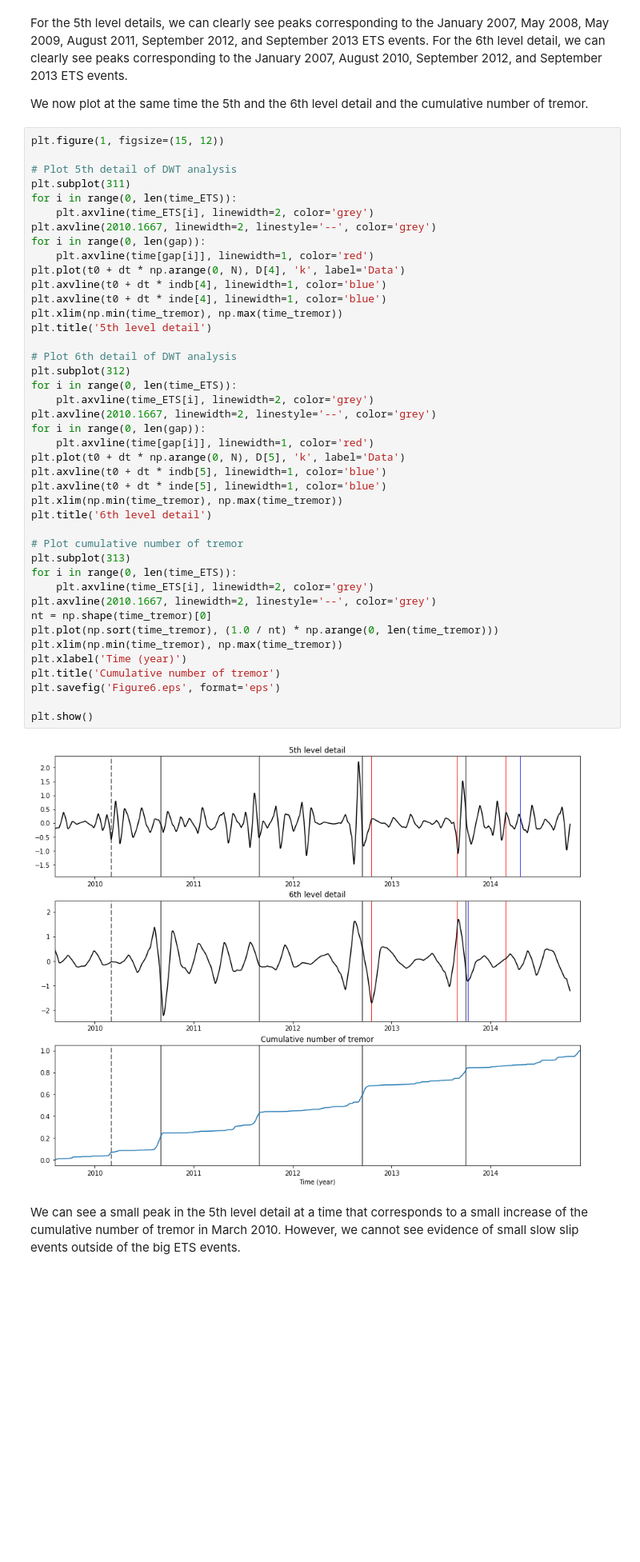
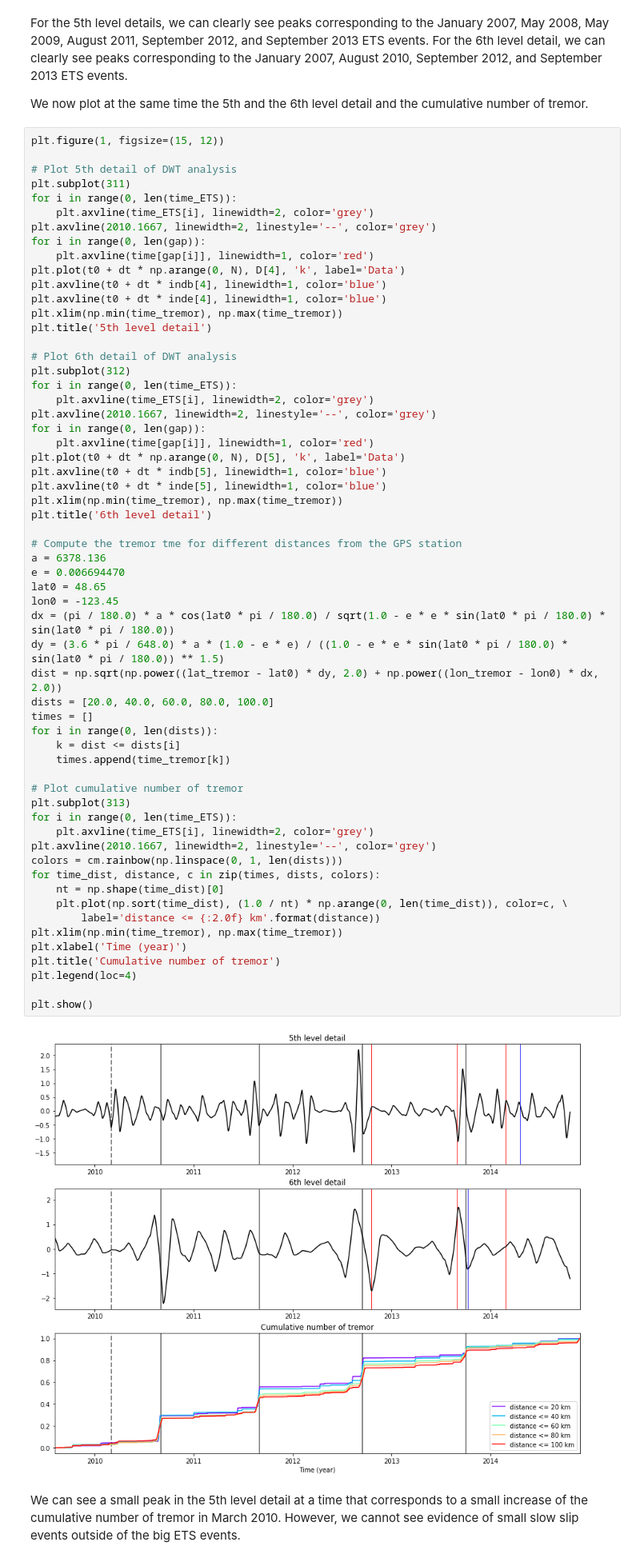
Before and after one commit to ArianeDucellier/ETSscripts, a Jupyter notebook: notebooks/slowslip_DWT.ipynb, the cells around one changed output. Shown at 80% size. Cells and saved outputs as stored; diff of their text form; blank space fills up the shorter version.

```diff
--- a/notebooks/slowslip_DWT.ipynb
+++ b/notebooks/slowslip_DWT.ipynb
@@ -422,37 +410,54 @@ for i in range(0, len(gap)):
 plt.plot(t0 + dt * np.arange(0, N), D[4], 'k', label='Data')
 plt.axvline(t0 + dt * indb[4], linewidth=1, color='blue')
 plt.axvline(t0 + dt * inde[4], linewidth=1, color='blue')
 plt.xlim(np.min(time_tremor), np.max(time_tremor))
 plt.title('5th level detail')
 
 # Plot 6th detail of DWT analysis
 plt.subplot(312)
 for i in range(0, len(time_ETS)):
     plt.axvline(time_ETS[i], linewidth=2, color='grey')
 plt.axvline(2010.1667, linewidth=2, linestyle='--', color='grey')
 for i in range(0, len(gap)):
     plt.axvline(time[gap[i]], linewidth=1, color='red')
 plt.plot(t0 + dt * np.arange(0, N), D[5], 'k', label='Data')
 plt.axvline(t0 + dt * indb[5], linewidth=1, color='blue')
 plt.axvline(t0 + dt * inde[5], linewidth=1, color='blue')
 plt.xlim(np.min(time_tremor), np.max(time_tremor))
 plt.title('6th level detail')
 
+# Compute the tremor tme for different distances from the GPS station
+a = 6378.136
+e = 0.006694470
+lat0 = 48.65
+lon0 = -123.45
+dx = (pi / 180.0) * a * cos(lat0 * pi / 180.0) / sqrt(1.0 - e * e * sin(lat0 * pi / 180.0) * sin(lat0 * pi / 180.0))
+dy = (3.6 * pi / 648.0) * a * (1.0 - e * e) / ((1.0 - e * e * sin(lat0 * pi / 180.0) * sin(lat0 * pi / 180.0)) ** 1.5)
+dist = np.sqrt(np.power((lat_tremor - lat0) * dy, 2.0) + np.power((lon_tremor - lon0) * dx, 2.0))
+dists = [20.0, 40.0, 60.0, 80.0, 100.0]
+times = []
+for i in range(0, len(dists)):
+    k = dist <= dists[i]
+    times.append(time_tremor[k])
+
 # Plot cumulative number of tremor
 plt.subplot(313)
 for i in range(0, len(time_ETS)):
     plt.axvline(time_ETS[i], linewidth=2, color='grey')
 plt.axvline(2010.1667, linewidth=2, linestyle='--', color='grey')
-nt = np.shape(time_tremor)[0]
-plt.plot(np.sort(time_tremor), (1.0 / nt) * np.arange(0, len(time_tremor)))
+colors = cm.rainbow(np.linspace(0, 1, len(dists)))
+for time_dist, distance, c in zip(times, dists, colors):
+    nt = np.shape(time_dist)[0]
+    plt.plot(np.sort(time_dist), (1.0 / nt) * np.arange(0, len(time_dist)), color=c, \
+        label='distance <= {:2.0f} km'.format(distance))
 plt.xlim(np.min(time_tremor), np.max(time_tremor))
 plt.xlabel('Time (year)')
 plt.title('Cumulative number of tremor')
-plt.savefig('Figure6.eps', format='eps')
+plt.legend(loc=4)
 
 plt.show()
 # %% [output]
-[figure, old version]
+[figure, new version]
 # %% [markdown]
 We can see a small peak in the 5th level detail at a time that corresponds to a small increase of the cumulative number of tremor in March 2010. However, we cannot see evidence of small slow slip events outside of the big ETS events.
 # %% [markdown]
```
Also changed, not shown: parts of 5 cells of this notebook, 7 other files.
